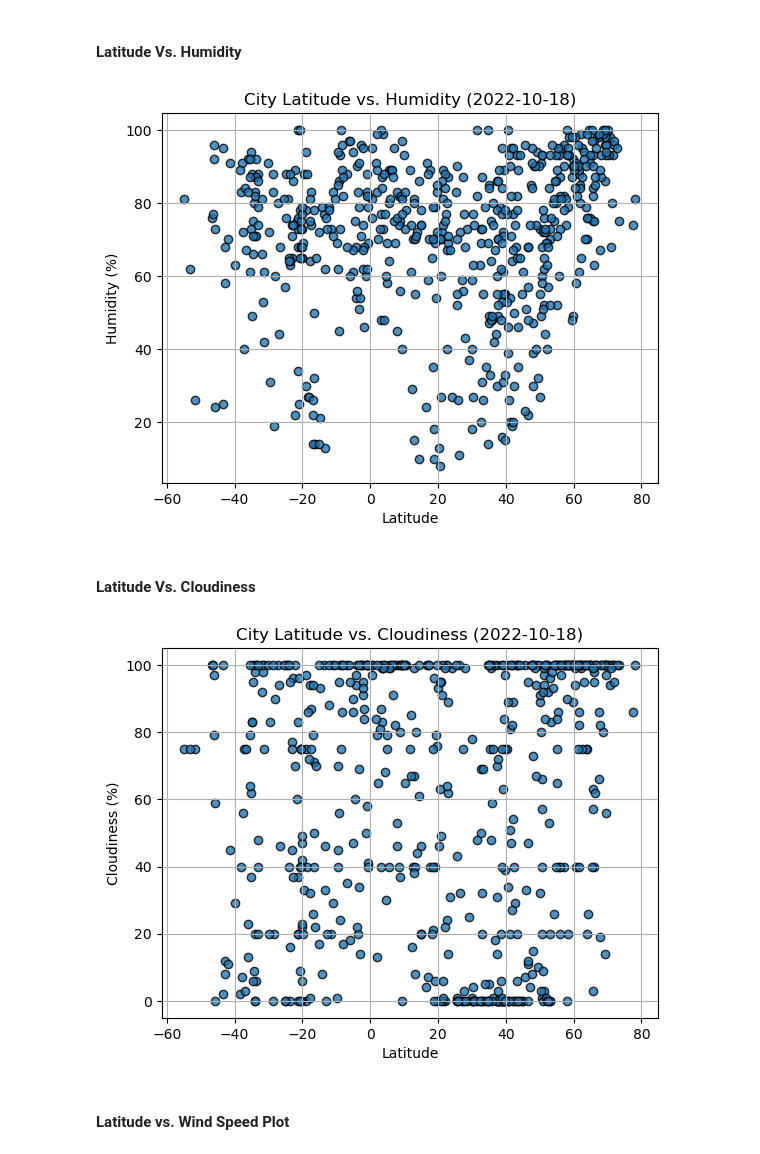
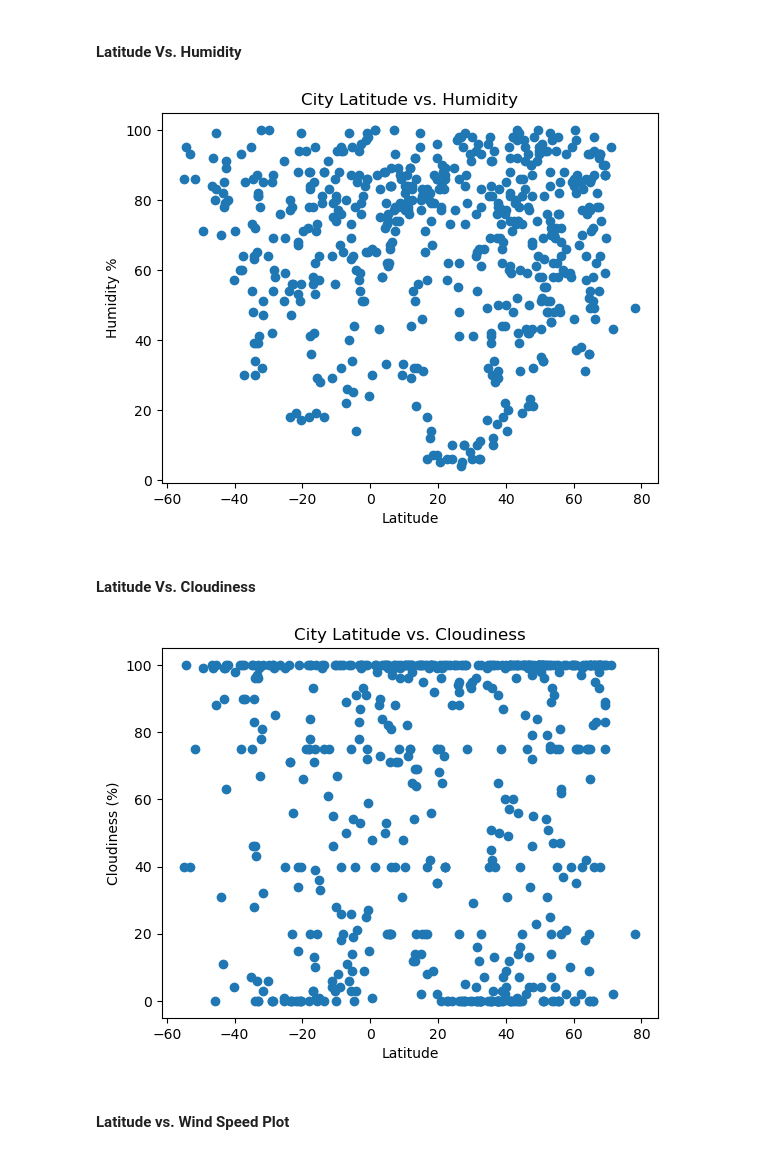
Before and after one commit to DenverEro/python-api-challenge, a Jupyter notebook: WeatherPy/WeatherPy.ipynb, the cells around one changed output. Saved outputs shown, nothing was run; the diff lists cells and outputs as text; code cells hidden in the pictures.

```diff
--- a/WeatherPy/WeatherPy.ipynb
+++ b/WeatherPy/WeatherPy.ipynb
@@ -174,6 +207,6 @@ city_data_df.to_csv("output_data/cities.csv", index_label="City_ID")
 # %%
 # Read saved data
-city_data_df = pd.read_csv("output_data/cities.csv", index_col="City_ID")
+city_data_df = pd.read_csv("cities.csv", index_col="City_ID")
 
 # Display sample data
 city_data_df.head()
@@ -207,34 +249,38 @@ plt.show()
 #### Latitude Vs. Humidity
 # %%
 # Build the scatter plots for latitude vs. humidity
-# YOUR CODE HERE
+plt.scatter(city_data_df["Lat"], city_data_df["Humidity"])
 
 # Incorporate the other graph properties
-# YOUR CODE HERE
+plt.xlabel("Latitude")
+plt.ylabel("Humidity %")
+plt.title("City Latitude vs. Humidity")
 
 # Save the figure
-plt.savefig("output_data/Fig2.png")
+plt.savefig("Fig2.png")
 
 # Show plot
 plt.show()
 # %% [output]
-[figure, old version]
+[figure, new version]
 # %% [markdown]
 #### Latitude Vs. Cloudiness
 # %%
 # Build the scatter plots for latitude vs. cloudiness
-# YOUR CODE HERE
+plt.scatter(city_data_df["Lat"], city_data_df["Cloudiness"])
 
 # Incorporate the other graph properties
-# YOUR CODE HERE
+plt.xlabel("Latitude")
+plt.ylabel("Cloudiness (%)")
+plt.title("City Latitude vs. Cloudiness")
 
 # Save the figure
-plt.savefig("output_data/Fig3.png")
+plt.savefig("Fig3.png")
 
 # Show plot
 plt.show()
 # %% [output]
-[figure, old version]
+[figure, new version]
 # %% [markdown]
 #### Latitude vs. Wind Speed Plot
 # %%
```
Also changed, not shown: parts of 42 cells of this notebook, 6 other files.
